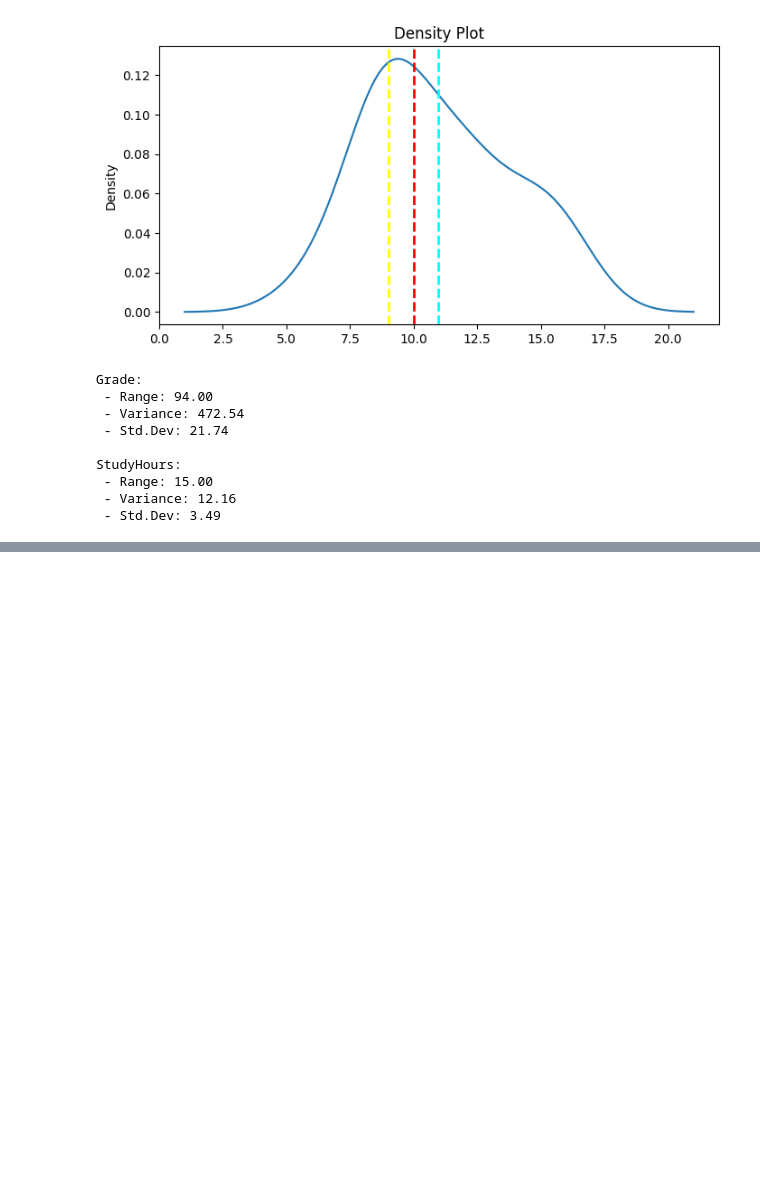
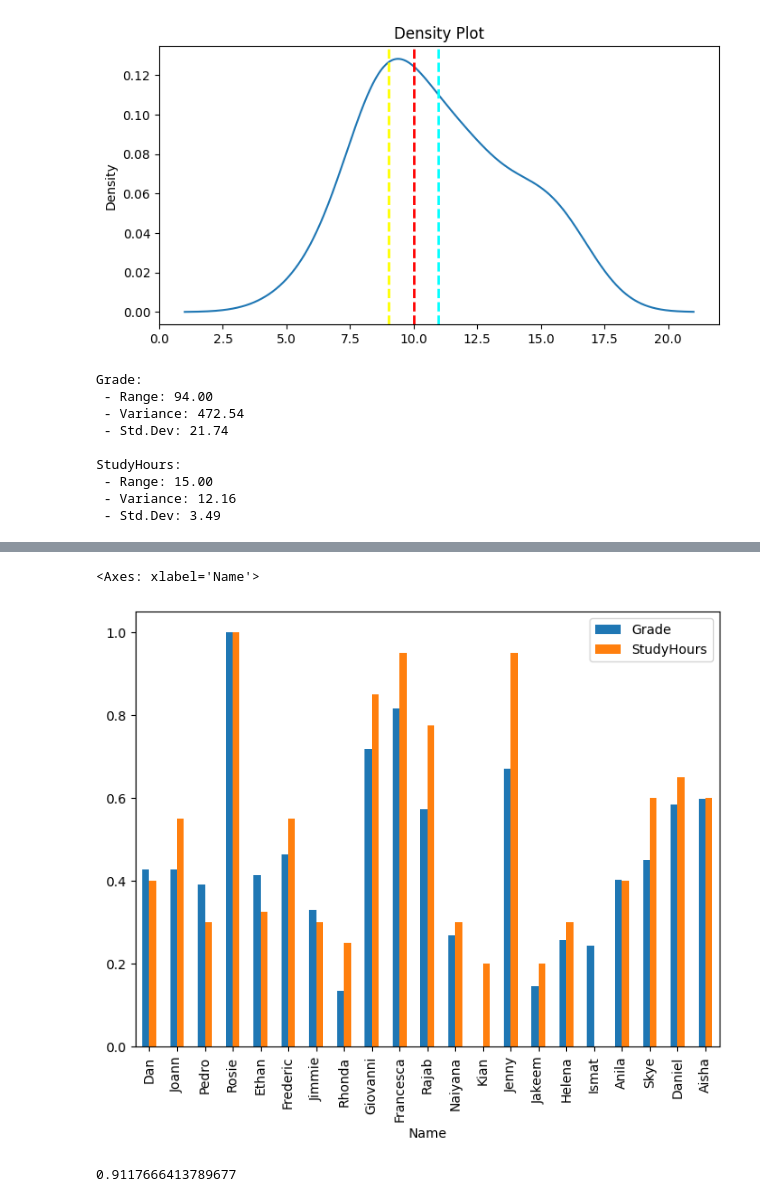
Before and after one commit to md05-portfolio/Microsoft_ML_Challenge, a Jupyter notebook: Explore_RWD_with_Python.ipynb, the cells around one changed output, grey strips where cells are left out. Saved outputs shown, nothing was run; the diff lists cells and outputs as text; code cells hidden in the pictures; blank space fills up the shorter version.

```diff
--- a/Explore_RWD_with_Python.ipynb
+++ b/Explore_RWD_with_Python.ipynb
@@ -235,0 +324,24 @@ StudyHours:
+# %%
+'''
+Notice that Grade and StudyHours are at different scales. Count on scikit-learn to rescue...and normalize!
+'''
+from sklearn.preprocessing import MinMaxScaler
+
+# Get a scaler object
+scaler = MinMaxScaler()
+
+# Create a new dataframe for the scaled values
+norm_df = sample_df[['Name', 'Grade', 'StudyHours']].copy()
+
+# Normalize the numeric columns
+norm_df[['Grade','StudyHours']] = scaler.fit_transform(norm_df[['Grade','StudyHours']])
+
+# Plot the normalized values
+norm_df.plot(x='Name', y=['Grade','StudyHours'], kind='bar', figsize=(8,6))
+# %% [output]
+<Axes: xlabel='Name'>
+[figure, added]
+# %%
+norm_df.Grade.corr(norm_df.StudyHours)
+# %% [output]
+0.9117666413789677
```
Also changed, not shown: parts of 10 cells of this notebook.
